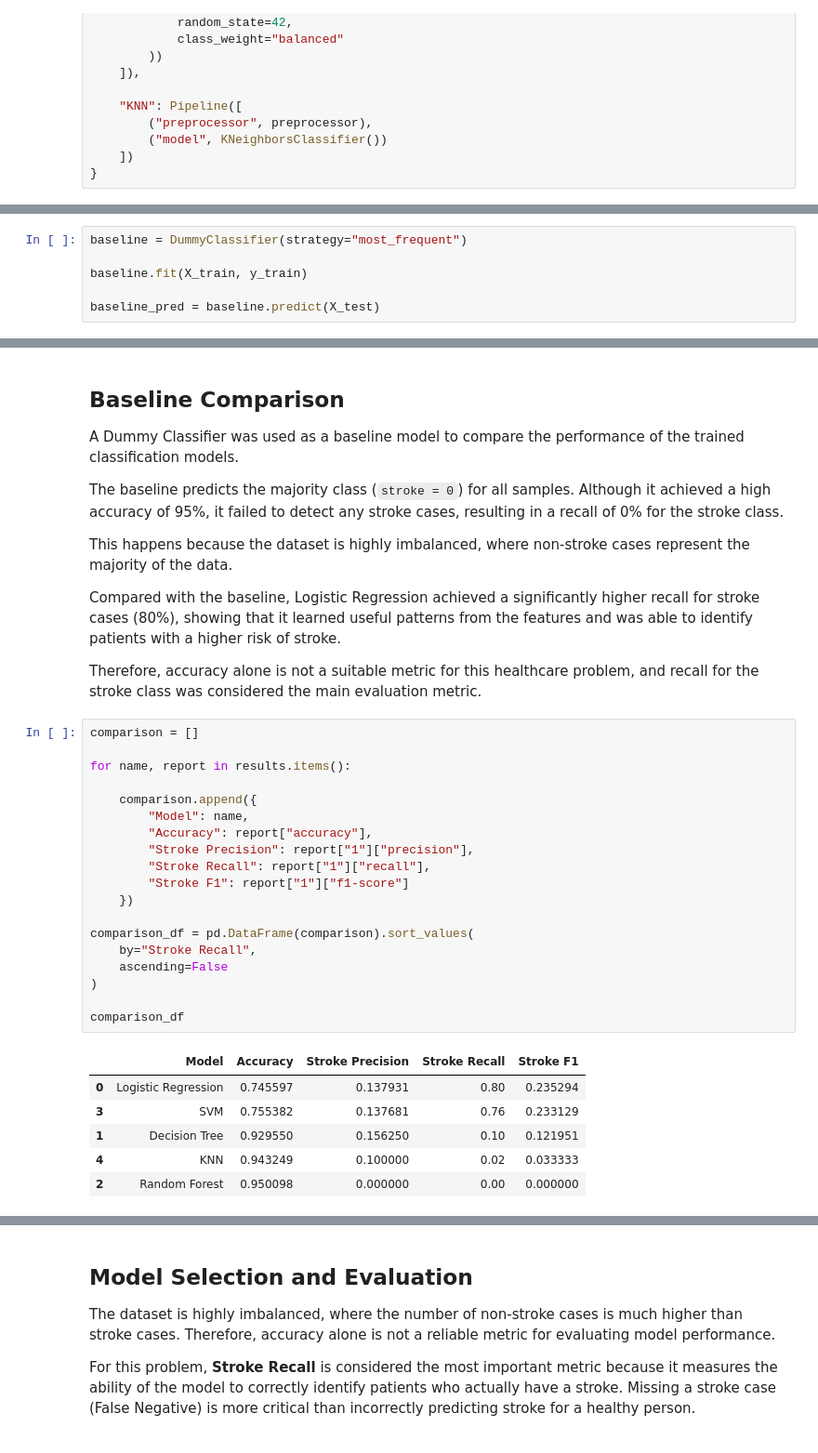
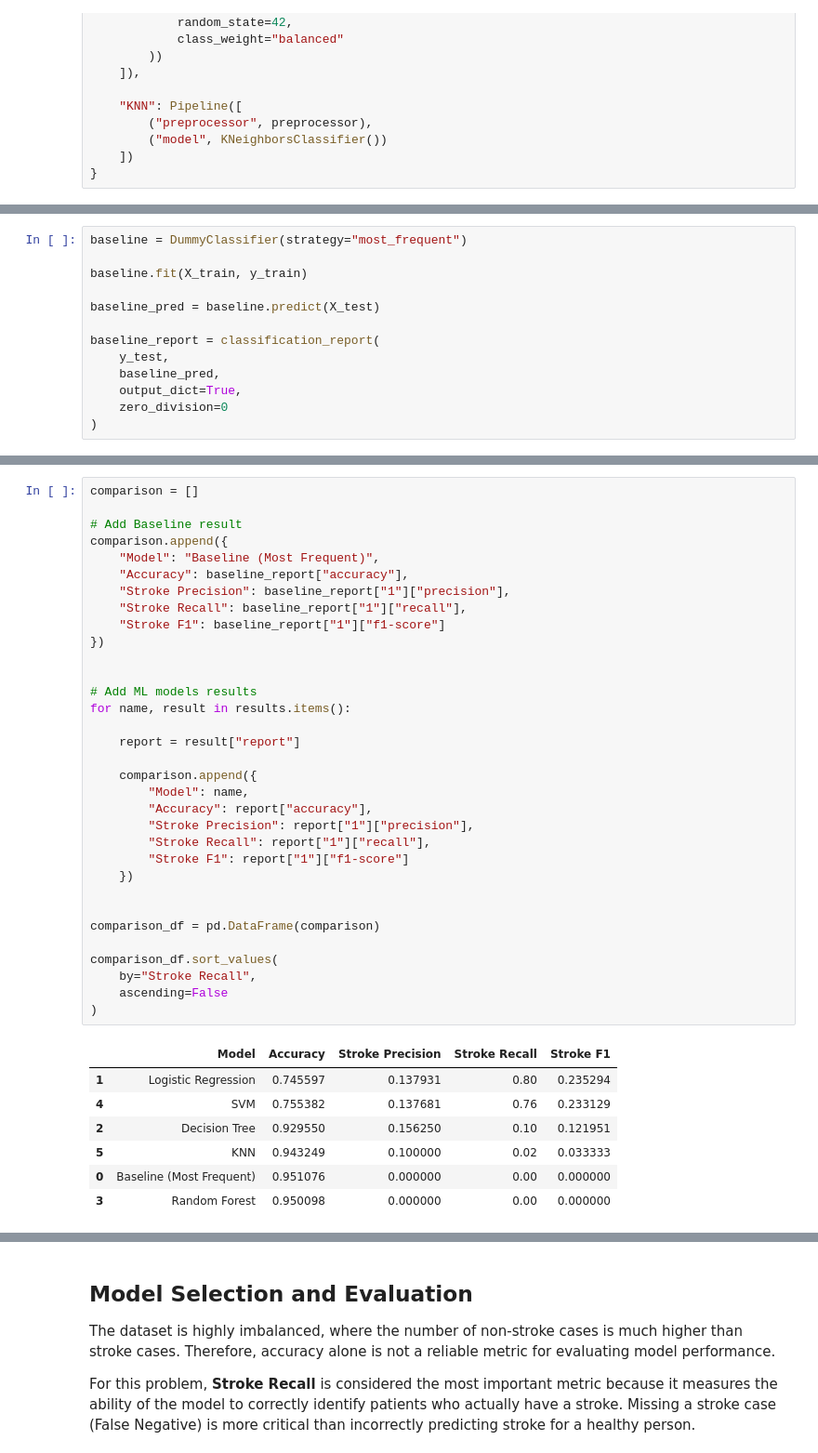
Before and after one commit to ghayda577/AI-ML-Training, a Jupyter notebook: Week3/Day5/mini_project.ipynb, the cells around one changed output, grey strips where cells are left out. Shown at 93% size. Drawn from its saved outputs; the diff is of its cells as text.

```diff
--- a/Week3/Day5/mini_project.ipynb
+++ b/Week3/Day5/mini_project.ipynb
@@ -339,3 +319,10 @@ baseline = DummyClassifier(strategy="most_frequent")
 baseline.fit(X_train, y_train)
 
 baseline_pred = baseline.predict(X_test)
+
+baseline_report = classification_report(
+    y_test,
+    baseline_pred,
+    output_dict=True,
+    zero_division=0
+)
@@ -357,38 +329,41 @@ weighted avg       0.90      0.95      0.93      1022
-# %% [markdown]
-## Baseline Comparison
-
-A Dummy Classifier was used as a baseline model to compare the performance of the trained classification models.
-
-The baseline predicts the majority class (`stroke = 0`) for all samples. Although it achieved a high accuracy of 95%, it failed to detect any stroke cases, resulting in a recall of 0% for the stroke class.
-
-This happens because the dataset is highly imbalanced, where non-stroke cases represent the majority of the data.
-
-Compared with the baseline, Logistic Regression achieved a significantly higher recall for stroke cases (80%), showing that it learned useful patterns from the features and was able to identify patients with a higher risk of stroke.
-
-Therefore, accuracy alone is not a suitable metric for this healthcare problem, and recall for the stroke class was considered the main evaluation metric.
 # %%
 comparison = []
 
-for name, report in results.items():
+# Add Baseline result
+comparison.append({
+    "Model": "Baseline (Most Frequent)",
+    "Accuracy": baseline_report["accuracy"],
+    "Stroke Precision": baseline_report["1"]["precision"],
+    "Stroke Recall": baseline_report["1"]["recall"],
+    "Stroke F1": baseline_report["1"]["f1-score"]
+})
+
+
+# Add ML models results
+for name, result in results.items():
+
+    report = result["report"]
 
     comparison.append({
         "Model": name,
         "Accuracy": report["accuracy"],
         "Stroke Precision": report["1"]["precision"],
         "Stroke Recall": report["1"]["recall"],
         "Stroke F1": report["1"]["f1-score"]
     })
 
-comparison_df = pd.DataFrame(comparison).sort_values(
+
+comparison_df = pd.DataFrame(comparison)
+
+comparison_df.sort_values(
     by="Stroke Recall",
     ascending=False
 )
-
-comparison_df
 # %% [output]
 |  | Model | Accuracy | Stroke Precision | Stroke Recall | Stroke F1 |
-| 0 | Logistic Regression | 0.745597 | 0.137931 | 0.80 | 0.235294 |
-| 3 | SVM | 0.755382 | 0.137681 | 0.76 | 0.233129 |
-| 1 | Decision Tree | 0.929550 | 0.156250 | 0.10 | 0.121951 |
-| 4 | KNN | 0.943249 | 0.100000 | 0.02 | 0.033333 |
-| 2 | Random Forest | 0.950098 | 0.000000 | 0.00 | 0.000000 |
+| 1 | Logistic Regression | 0.745597 | 0.137931 | 0.80 | 0.235294 |
+| 4 | SVM | 0.755382 | 0.137681 | 0.76 | 0.233129 |
+| 2 | Decision Tree | 0.929550 | 0.156250 | 0.10 | 0.121951 |
+| 5 | KNN | 0.943249 | 0.100000 | 0.02 | 0.033333 |
+| 0 | Baseline (Most Frequent) | 0.951076 | 0.000000 | 0.00 | 0.000000 |
+| 3 | Random Forest | 0.950098 | 0.000000 | 0.00 | 0.000000 |
```
Also changed, not shown: parts of 5 cells of this notebook.
